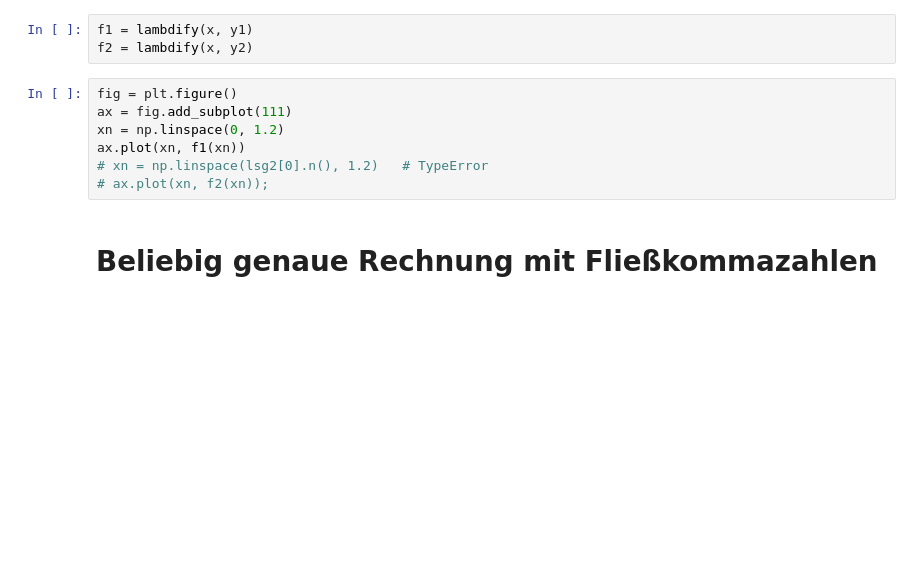
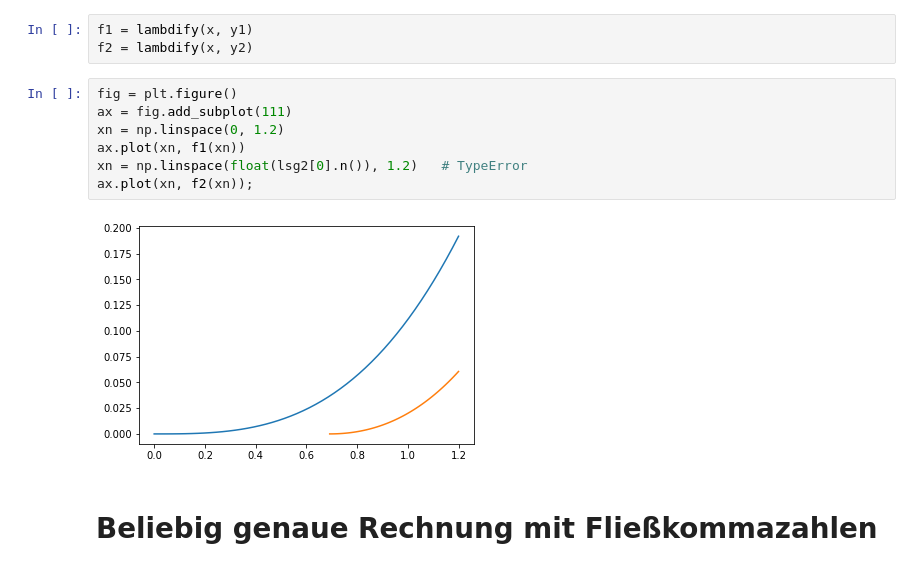
Before and after one commit to Ruediger-Braun/compana20, a Jupyter notebook: Lektion14.ipynb, the cells around one changed output. Saved outputs shown, nothing was run; the diff lists cells and outputs as text; blank space fills up the shorter version.

```diff
--- a/Lektion14.ipynb
+++ b/Lektion14.ipynb
@@ -145,10 +200,12 @@ f2 = lambdify(x, y2)
 # %%
 fig = plt.figure()
 ax = fig.add_subplot(111)
 xn = np.linspace(0, 1.2)
 ax.plot(xn, f1(xn))
-# xn = np.linspace(lsg2[0].n(), 1.2)   # TypeError
-# ax.plot(xn, f2(xn));
+xn = np.linspace(float(lsg2[0].n()), 1.2)   # TypeError
+ax.plot(xn, f2(xn));
+# %% [output]
+[figure, added]
 # %% [markdown]
 # Beliebig genaue Rechnung mit Fließkommazahlen
 # %%
```
Also changed, not shown: parts of 43 cells of this notebook.
